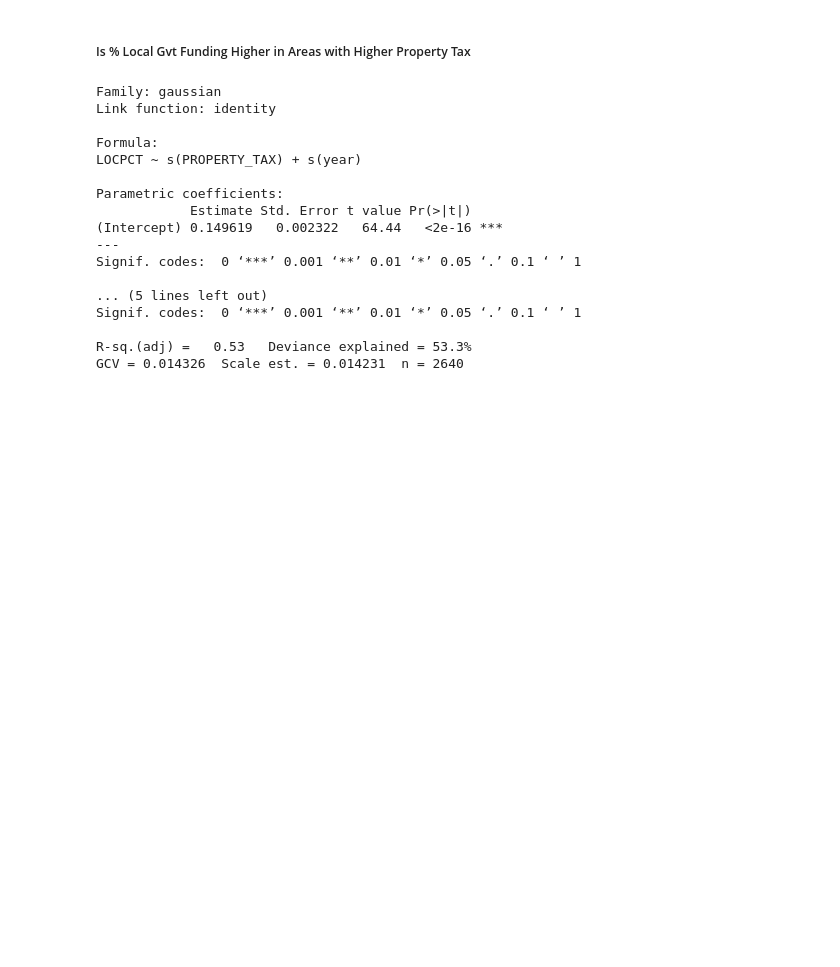
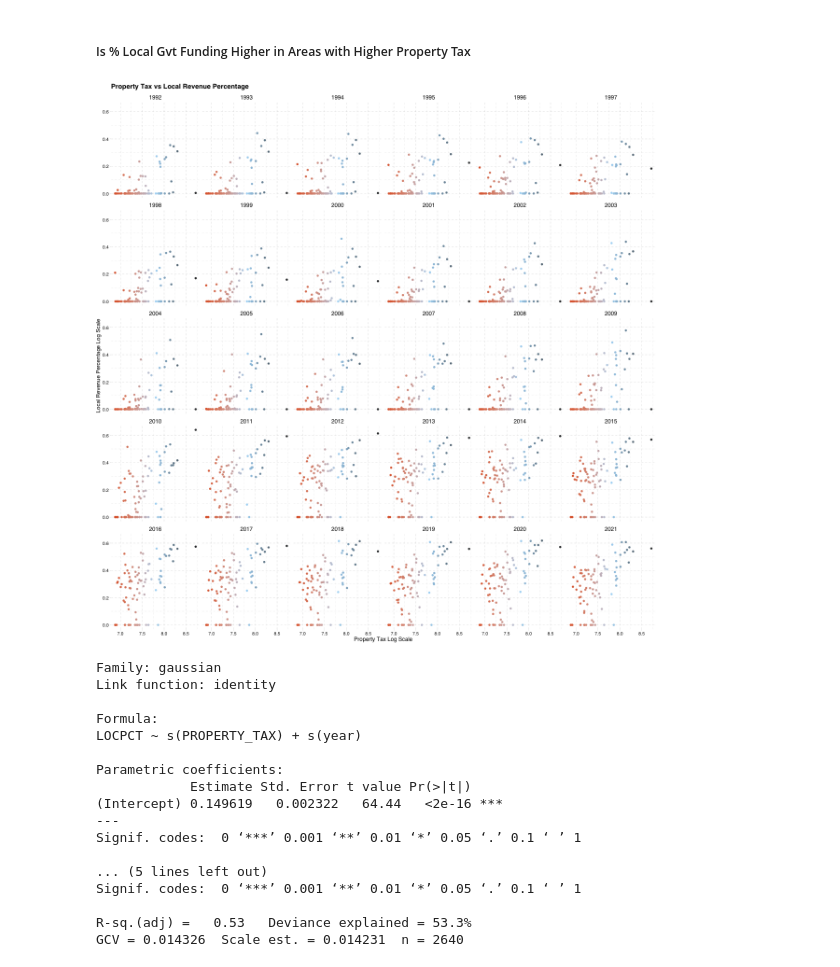
Before and after one commit to aishichandra/Ohio-Library-final, a Jupyter notebook: analysis.ipynb, the cells around one changed output. Drawn from its saved outputs; the diff is of its cells as text; code cells hidden in the pictures; blank space fills up the shorter version.

```diff
--- a/analysis.ipynb
+++ b/analysis.ipynb
@@ -638,6 +642,22 @@ Registered S3 method overwritten by 'mgcViz':
 [figure]
 # %% [markdown]
 ##### Is % Local Gvt Funding Higher in Areas with Higher Property Tax
+# %%
+%%R -i compMedInc -w 1200 -h 1200
+
+ggplot(compMedInc, aes(x = log(PROPERTY_TAX), y = LOCPCT, color = log(PROPERTY_TAX))) +
+    geom_point() +
+    # geom_smooth() +
+    labs(title = "Property Tax vs Local Revenue Percentage",
+         x = "Property Tax Log Scale",
+         y = "Local Revenue Percentage Log Scale") +
+    theme_pander() +
+    facet_wrap(~year) +
+    theme(legend.position = 'none')+
+#     color palette with three colors
+     scale_color_gradientn(colors = c("#DE6437", "#AEDAF8", "#303335"))
+# %% [output]
+[figure, added]
 # %%
 %%R -i compMedInc -h 500 -w 1200
 library(mgcv)
```
Also changed, not shown: parts of 18 cells of this notebook, 1 other file.
